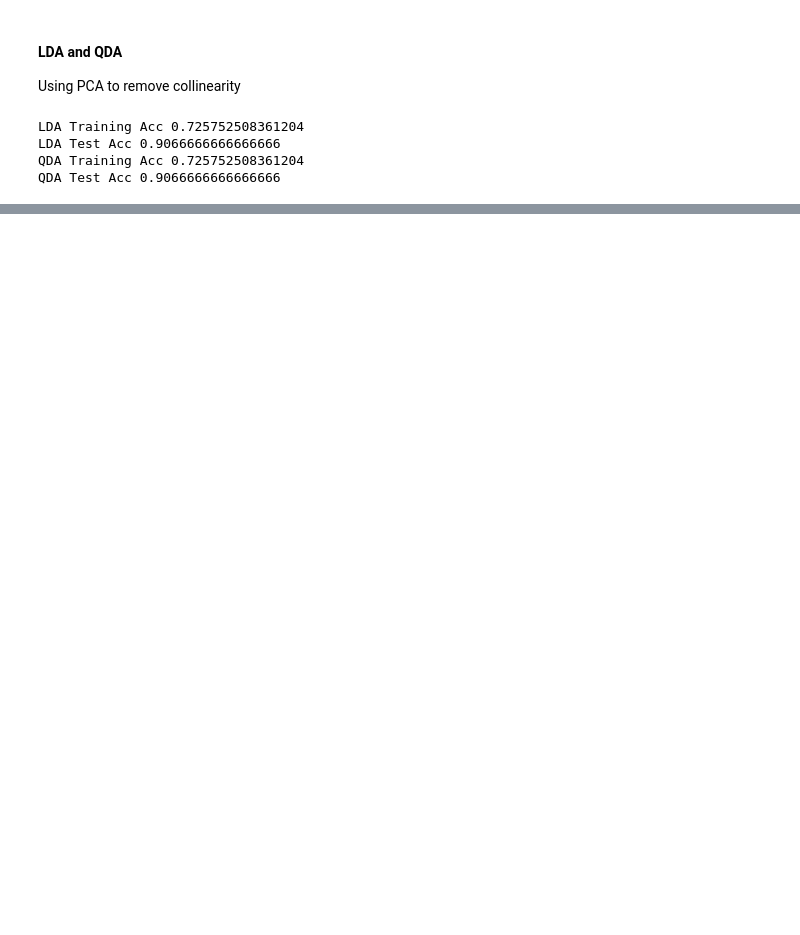
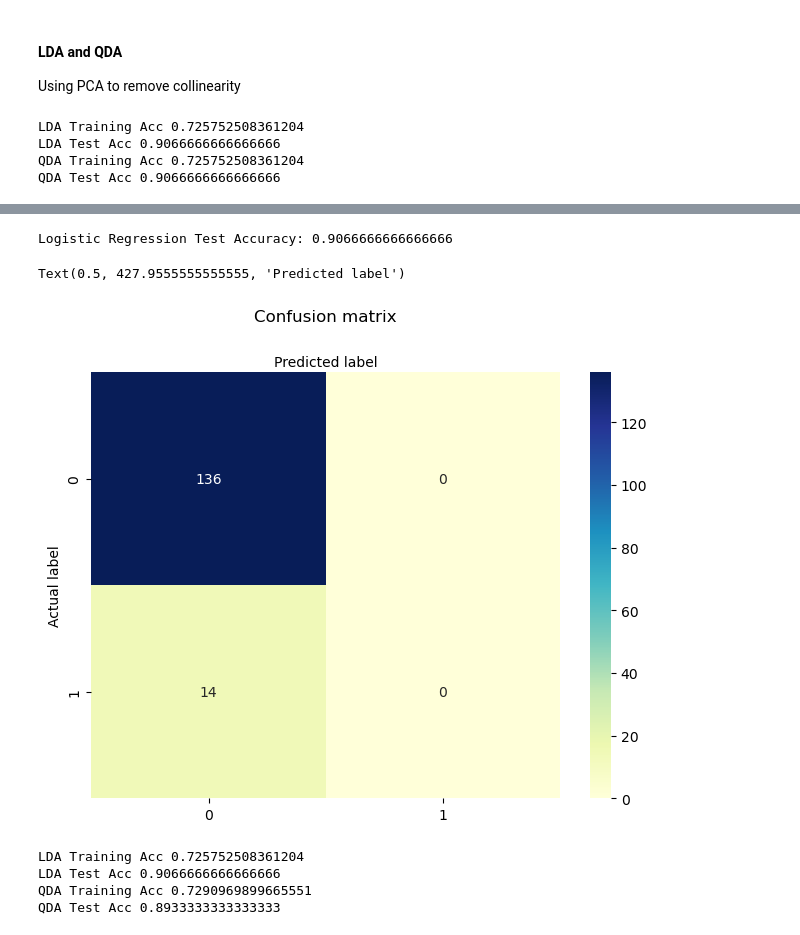
Before and after one commit to anushaKankipati/Donation-predictions, a Jupyter notebook: project.ipynb, the cells around one changed output, grey strips where cells are left out. Drawn from its saved outputs; the diff is of its cells as text; code cells hidden in the pictures; blank space fills up the shorter version.

Commit message:
Added Augmented Dataset

```diff
--- a/project.ipynb
+++ b/project.ipynb
@@ -148,0 +193,54 @@ QDA Test Acc 0.9066666666666666
+# %%
+# Load the data
+X_augmented, y_augmented = loaddata('augmented_data.csv')
+X_norm_augmented = normalize(X)
+
+# Split the data into training and testing sets
+X_train_augmented, X_test_augmented, y_train_augmented, y_test_augmented = split_data(X_norm_augmented, y_augmented)
+# %%
+# import the class
+from sklearn.linear_model import LogisticRegression
+
+# instantiate the model (using the default parameters)
+logreg = LogisticRegression(random_state=16)
+
+# fit the model with data
+logreg.fit(X_train_augmented, y_train_augmented)
+
+y_pred = logreg.predict(X_test_augmented)
+print(f"Logistic Regression Test Accuracy: {accuracyScore(y_pred, y_test)}")
+
+cnf_matrix = metrics.confusion_matrix(y_test, y_pred)
+class_names=[0,1] # name  of classes
+fig, ax = plt.subplots()
+tick_marks = np.arange(len(class_names))
+plt.xticks(tick_marks, class_names)
+plt.yticks(tick_marks, class_names)
+# create heatmap
+sns.heatmap(pd.DataFrame(cnf_matrix), annot=True, cmap="YlGnBu" ,fmt='g')
+ax.xaxis.set_label_position("top")
+plt.tight_layout()
+plt.title('Confusion matrix', y=1.1)
+plt.ylabel('Actual label')
+plt.xlabel('Predicted label')
+# %% [output]
+Logistic Regression Test Accuracy: 0.9066666666666666
+Text(0.5, 427.9555555555555, 'Predicted label')
+[figure, added]
+# %%
+X_train_reduced = reduce_dimensionality(X_train_augmented, n_components=2)  # 1 or 2 components maximizes test accuracy
+X_test_reduced = reduce_dimensionality(X_test_augmented, n_components=2)
+
+lda = train_lda_classifier(X_train_reduced, y_train_augmented)
+qda = train_qda_classifier(X_train_reduced, y_train_augmented)
+
+print("LDA Training Acc", lda.score(X_train_reduced, y_train_augmented))
+print("LDA Test Acc", lda.score(X_test_reduced, y_test_augmented))
+
+print("QDA Training Acc", qda.score(X_train_reduced, y_train_augmented))
+print("QDA Test Acc", qda.score(X_test_reduced, y_test_augmented))
+# %% [output]
+LDA Training Acc 0.725752508361204
+LDA Test Acc 0.9066666666666666
+QDA Training Acc 0.7290969899665551
+QDA Test Acc 0.8933333333333333
```
Also changed, not shown: parts of 9 cells of this notebook, 1 other file.
